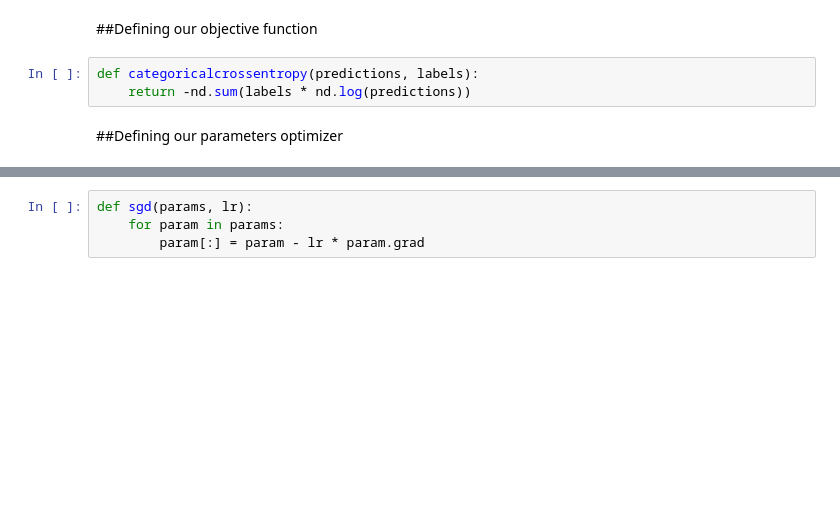
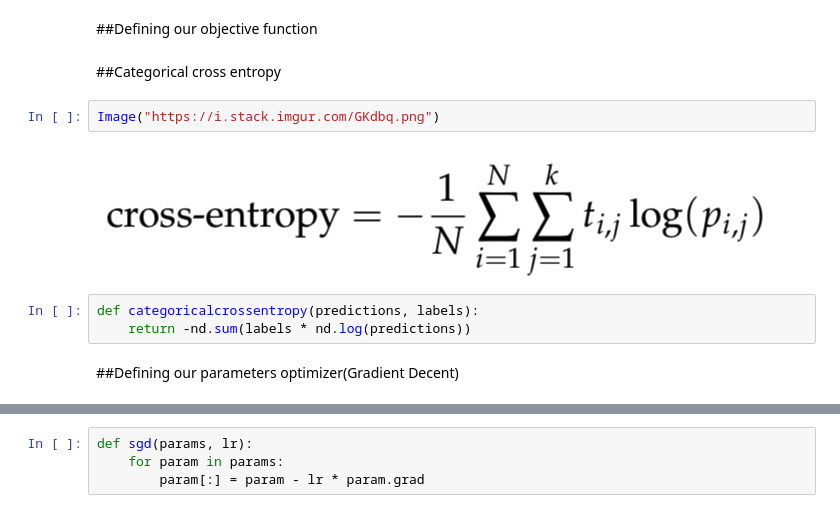
Before and after one commit to braindotai/Deep-Learning-Scratch-Arena, a Jupyter notebook: 01. Intro To Deep Learning/03. Multiclass Softmax Classification - MXNet.ipynb, the cells around one changed output, grey strips where cells are left out. Cells and saved outputs as stored; diff of their text form; blank space fills up the shorter version.

```diff
--- a/01. Intro To Deep Learning/03. Multiclass Softmax Classification - MXNet.ipynb
+++ b/01. Intro To Deep Learning/03. Multiclass Softmax Classification - MXNet.ipynb
@@ -62,8 +67,14 @@ def softmaxclassification(inputs):
     return softmax(nd.dot(inputs, weight) + bias)
 # %% [markdown]
 ##Defining our objective function
+# %% [markdown]
+##Categorical cross entropy
+# %%
+Image("https://i.stack.imgur.com/GKdbq.png")
+# %% [output]
+[figure, added]
 # %%
 def categoricalcrossentropy(predictions, labels):
     return -nd.sum(labels * nd.log(predictions))
 # %% [markdown]
-##Defining our parameters optimizer
+##Defining our parameters optimizer(Gradient Decent)
```
Also changed, not shown: parts of 18 cells of this notebook.
